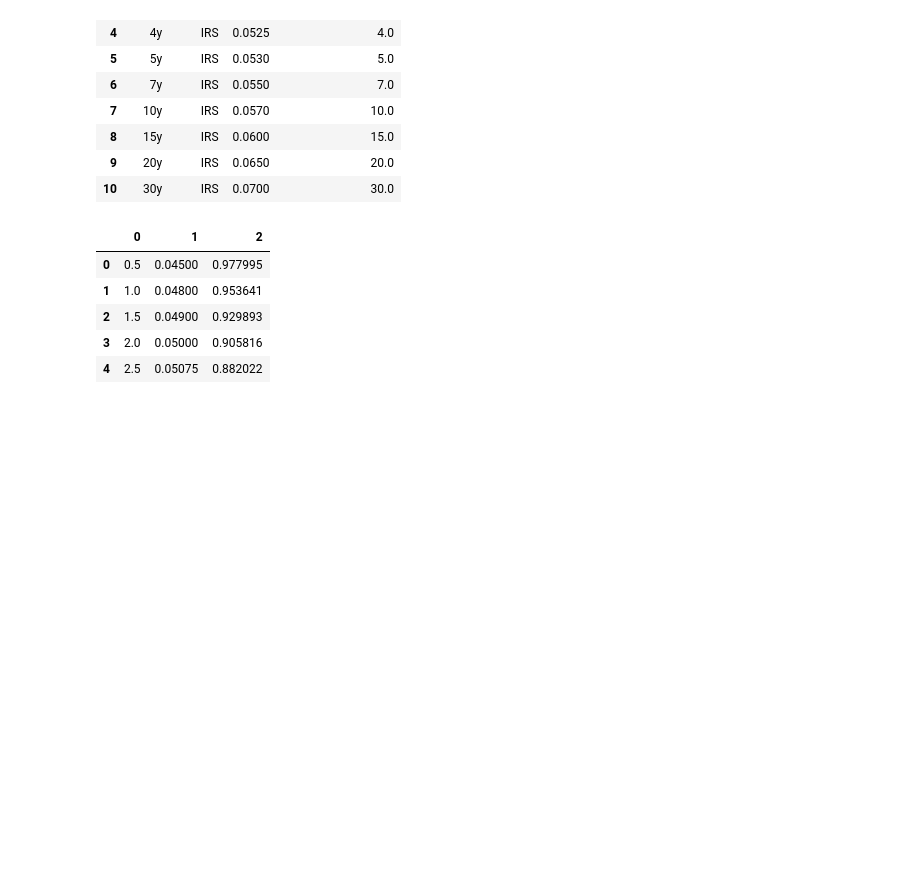
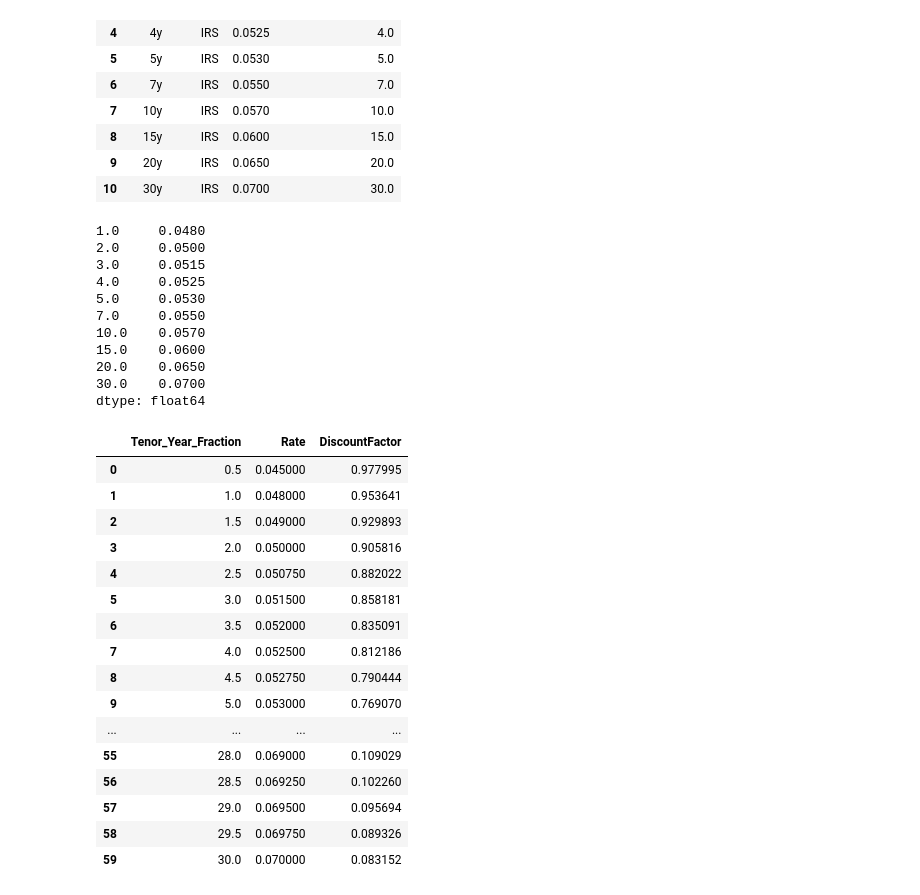
Before and after one commit to Gregtwl/QF605_Assignment, a Jupyter notebook: Answer_Deck.ipynb, the cells around one changed output. Drawn from its saved outputs; the diff is of its cells as text; code cells hidden in the pictures; blank space fills up the shorter version.

```diff
--- a/Answer_Deck.ipynb
+++ b/Answer_Deck.ipynb
@@ -226,30 +227,30 @@ def expand_irs_table(tenor_year, rate, frequency):
 # %%
-## Recreate the Tenor since we need T = [0,30]:
+# # Recreate the Tenor since we need T = [0,30]:
 
-def calculate_libor_discount_factors(tenor_year, rates, frequency):
+# def calculate_libor_discount_factors(tenor_year, rates, frequency):
 
-    tenor_year = tenor_year.to_numpy()
-    rate = rates.to_numpy()
+#     tenor_year = tenor_year.to_numpy()
+#     rate = rates.to_numpy()
 
-    expanded_tenor_year_irs, expanded_rate_irs = expand_irs_table(tenor_year[1:], rate[1:], frequency)  # IRS starts from row index 1 onwards
+#     expanded_tenor_year_irs, expanded_rate_irs = expand_irs_table(tenor_year[1:], rate[1:], frequency)  # IRS starts from row index 1 onwards
 
-    expanded_tenor_year = np.append(tenor_year[0], expanded_tenor_year_irs)
-    expanded_rate = np.append(rate[0], expanded_rate_irs)
+#     expanded_tenor_year = np.append(tenor_year[0], expanded_tenor_year_irs)
+#     expanded_rate = np.append(rate[0], expanded_rate_irs)
 
-    discount_array = np.full(len(expanded_tenor_year), np.nan)
-    discount_array[0] = 1/(1+frequency*rate[0])
+#     discount_array = np.full(len(expanded_tenor_year), np.nan)
+#     discount_array[0] = 1/(1+frequency*rate[0])
 
 
-    # Bootstrap the Curve
+#     # Bootstrap the Curve
 
-    for i in range(1, len(discount_array)):
-        discount_array[i] =\
-                            (
-                                    (1 - expanded_rate[i]*np.sum(frequency*discount_array[:i]))
-                                    /
-                                    (1 + expanded_rate[i]*frequency)
-                            )
-        # print(i)
+#     for i in range(1, len(discount_array)):
+#         discount_array[i] =\
+#                             (
+#                                     (1 - expanded_rate[i]*np.sum(frequency*discount_array[:i]))
+#                                     /
+#                                     (1 + expanded_rate[i]*frequency)
+#                             )
+#         # print(i)
 
 
-    return pd.DataFrame([expanded_tenor_year, expanded_rate, discount_array]).T
+#     return pd.DataFrame([expanded_tenor_year, expanded_rate, discount_array]).T
@@ -256,10 +304,32 @@ def calculate_libor_discount_factors(tenor_year, rates, frequency):
 # %%
-calculate_libor_discount_factors(df_LIBOR['Tenor_Year_Fraction'], df_LIBOR['Rate'], 0.5).head()
+calculate_libor_discount_factors(df_LIBOR['Tenor_Year_Fraction'], df_LIBOR['Rate'], 0.5)
 # %% [output]
+1.0     0.0480
+2.0     0.0500
+3.0     0.0515
+4.0     0.0525
+5.0     0.0530
+7.0     0.0550
+10.0    0.0570
+15.0    0.0600
+20.0    0.0650
+30.0    0.0700
+dtype: float64
-|  | 0 | 1 | 2 |
-| 0 | 0.5 | 0.04500 | 0.977995 |
-| 1 | 1.0 | 0.04800 | 0.953641 |
-| 2 | 1.5 | 0.04900 | 0.929893 |
-| 3 | 2.0 | 0.05000 | 0.905816 |
-| 4 | 2.5 | 0.05075 | 0.882022 |
+|  | Tenor_Year_Fraction | Rate | DiscountFactor |
+| 0 | 0.5 | 0.045000 | 0.977995 |
+| 1 | 1.0 | 0.048000 | 0.953641 |
+| 2 | 1.5 | 0.049000 | 0.929893 |
+| 3 | 2.0 | 0.050000 | 0.905816 |
+| 4 | 2.5 | 0.050750 | 0.882022 |
+| 5 | 3.0 | 0.051500 | 0.858181 |
+| 6 | 3.5 | 0.052000 | 0.835091 |
+| 7 | 4.0 | 0.052500 | 0.812186 |
+| 8 | 4.5 | 0.052750 | 0.790444 |
+| 9 | 5.0 | 0.053000 | 0.769070 |
+| ... | ... | ... | ... |
+| 55 | 28.0 | 0.069000 | 0.109029 |
+| 56 | 28.5 | 0.069250 | 0.102260 |
+| 57 | 29.0 | 0.069500 | 0.095694 |
+| 58 | 29.5 | 0.069750 | 0.089326 |
+| 59 | 30.0 | 0.070000 | 0.083152 |
 # %% [markdown]
```
Also changed, not shown: parts of 14 cells of this notebook.
